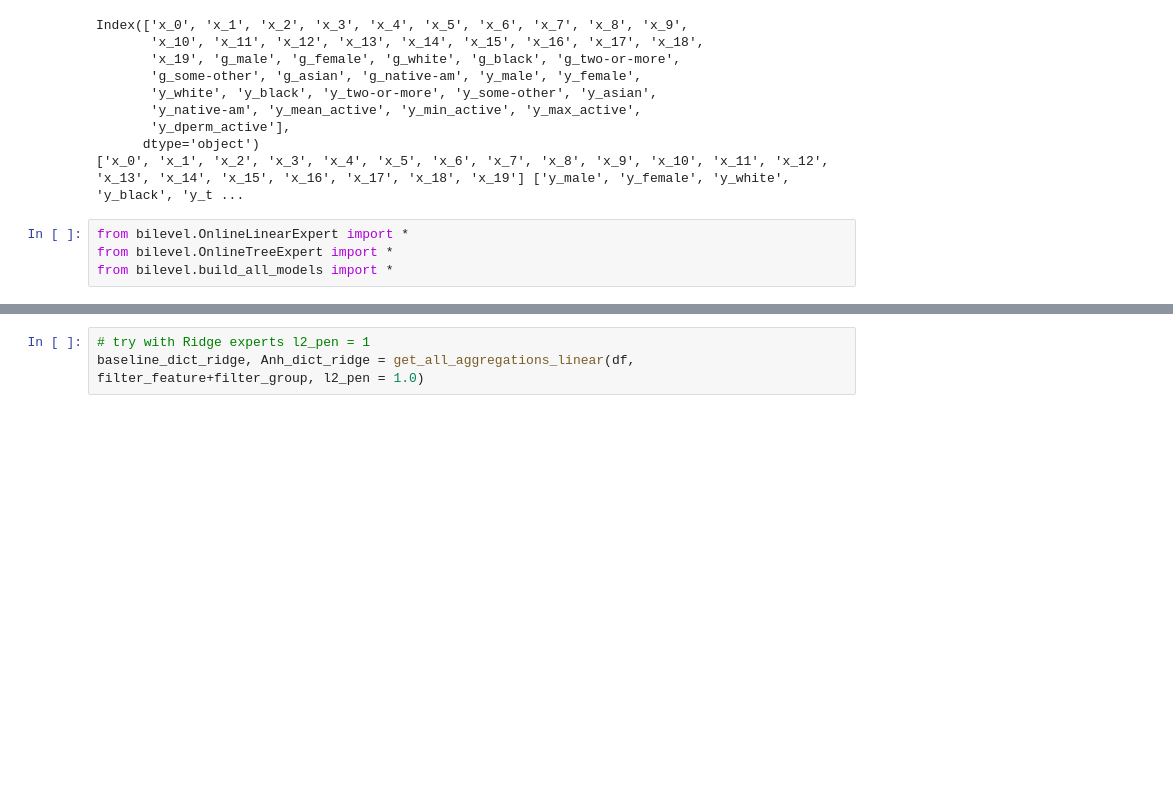
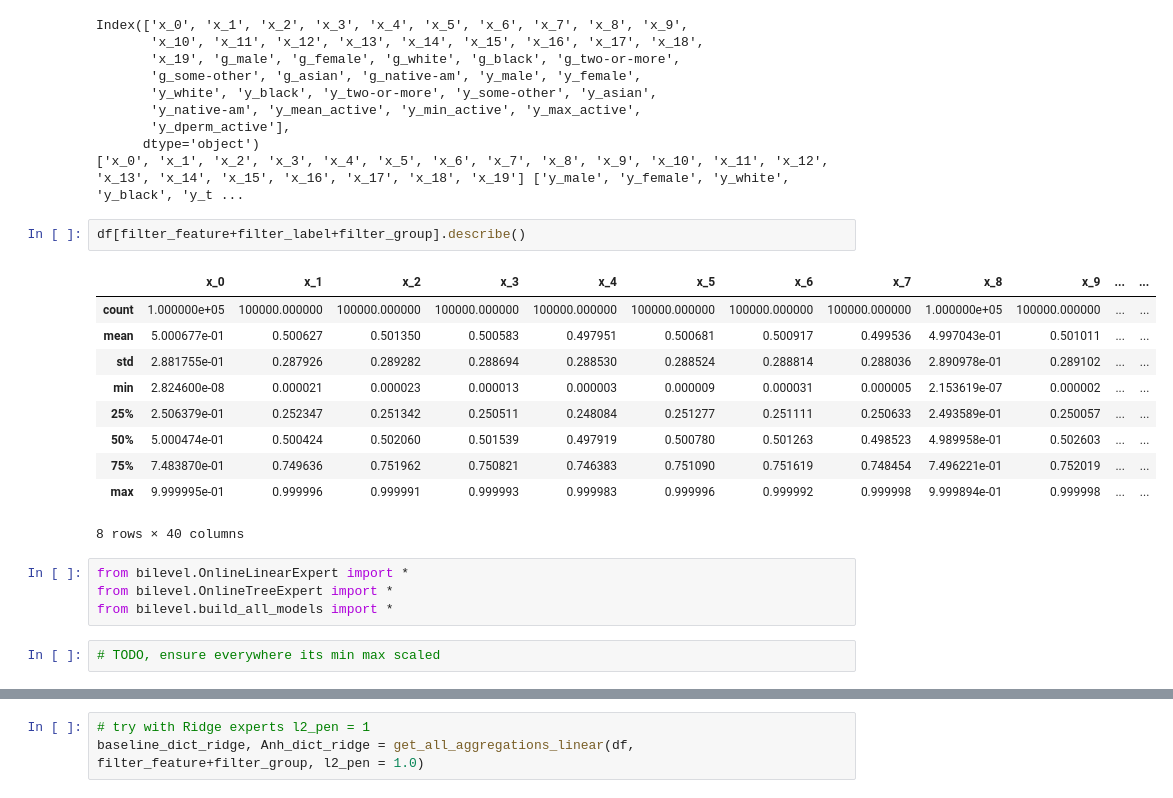
Before and after one commit to krishnacharya/multidecomp, a Jupyter notebook: iclr_res/1res.ipynb, the cells around one changed output, grey strips where cells are left out. Cells and saved outputs as stored; diff of their text form; blank space fills up the shorter version.

```diff
--- a/iclr_res/1res.ipynb
+++ b/iclr_res/1res.ipynb
@@ -44,10 +44,25 @@ Index(['x_0', 'x_1', 'x_2', 'x_3', 'x_4', 'x_5', 'x_6', 'x_7', 'x_8', 'x_9',
        'y_dperm_active'],
       dtype='object')
 ['x_0', 'x_1', 'x_2', 'x_3', 'x_4', 'x_5', 'x_6', 'x_7', 'x_8', 'x_9', 'x_10', 'x_11', 'x_12', 'x_13', 'x_14', 'x_15', 'x_16', 'x_17', 'x_18', 'x_19'] ['y_male', 'y_female', 'y_white', 'y_black', 'y_t ...
+# %%
+df[filter_feature+filter_label+filter_group].describe()
+# %% [output]
+|  | x_0 | x_1 | x_2 | x_3 | x_4 | x_5 | x_6 | x_7 | x_8 | x_9 | ... | ... |
+| count | 1.000000e+05 | 100000.000000 | 100000.000000 | 100000.000000 | 100000.000000 | 100000.000000 | 100000.000000 | 100000.000000 | 1.000000e+05 | 100000.000000 | ... | ... |
+| mean | 5.000677e-01 | 0.500627 | 0.501350 | 0.500583 | 0.497951 | 0.500681 | 0.500917 | 0.499536 | 4.997043e-01 | 0.501011 | ... | ... |
+| std | 2.881755e-01 | 0.287926 | 0.289282 | 0.288694 | 0.288530 | 0.288524 | 0.288814 | 0.288036 | 2.890978e-01 | 0.289102 | ... | ... |
+| min | 2.824600e-08 | 0.000021 | 0.000023 | 0.000013 | 0.000003 | 0.000009 | 0.000031 | 0.000005 | 2.153619e-07 | 0.000002 | ... | ... |
+| 25% | 2.506379e-01 | 0.252347 | 0.251342 | 0.250511 | 0.248084 | 0.251277 | 0.251111 | 0.250633 | 2.493589e-01 | 0.250057 | ... | ... |
+| 50% | 5.000474e-01 | 0.500424 | 0.502060 | 0.501539 | 0.497919 | 0.500780 | 0.501263 | 0.498523 | 4.989958e-01 | 0.502603 | ... | ... |
+| 75% | 7.483870e-01 | 0.749636 | 0.751962 | 0.750821 | 0.746383 | 0.751090 | 0.751619 | 0.748454 | 7.496221e-01 | 0.752019 | ... | ... |
+| max | 9.999995e-01 | 0.999996 | 0.999991 | 0.999993 | 0.999983 | 0.999996 | 0.999992 | 0.999998 | 9.999894e-01 | 0.999998 | ... | ... |
+8 rows × 40 columns
 # %%
 from bilevel.OnlineLinearExpert import *
 from bilevel.OnlineTreeExpert import *
 from bilevel.build_all_models import *
+# %%
+# TODO, ensure everywhere its min max scaled
 # %%
 def get_all_aggregations_linear(df, filter_x, l2_pen = 0.0):
     # y_lab_list = ['y_dperm_active', 'y_mean_active', 'y_min_active', 'y_max_active']
```
Also changed, not shown: parts of 27 cells of this notebook, 9 other files.
